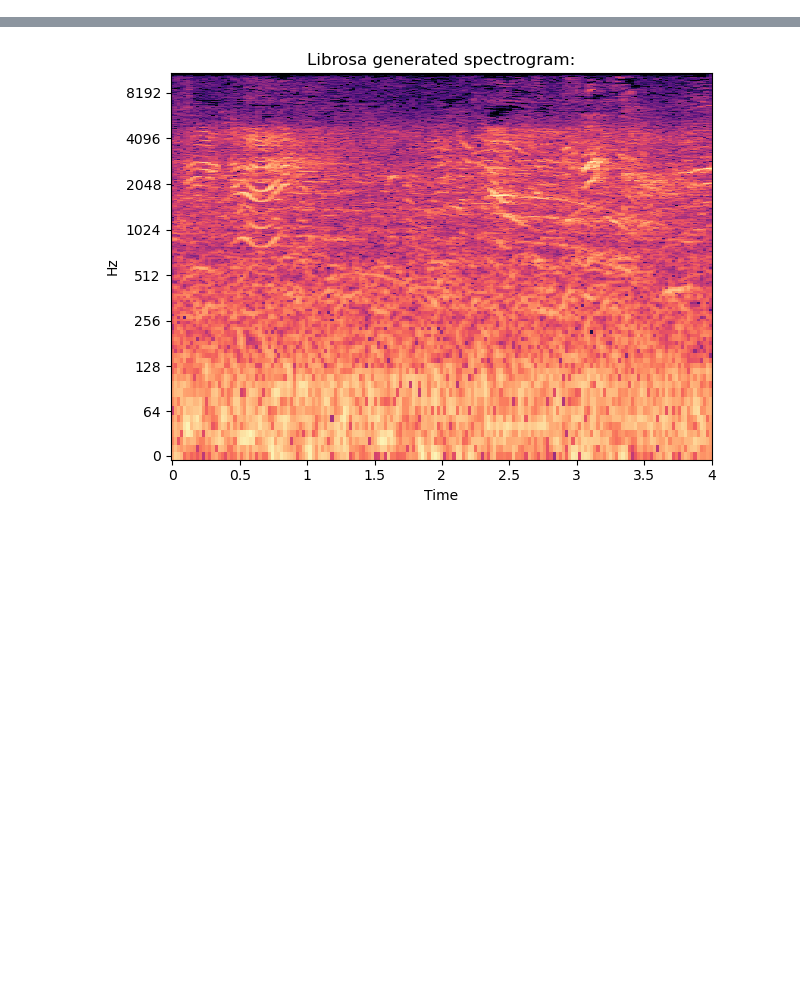
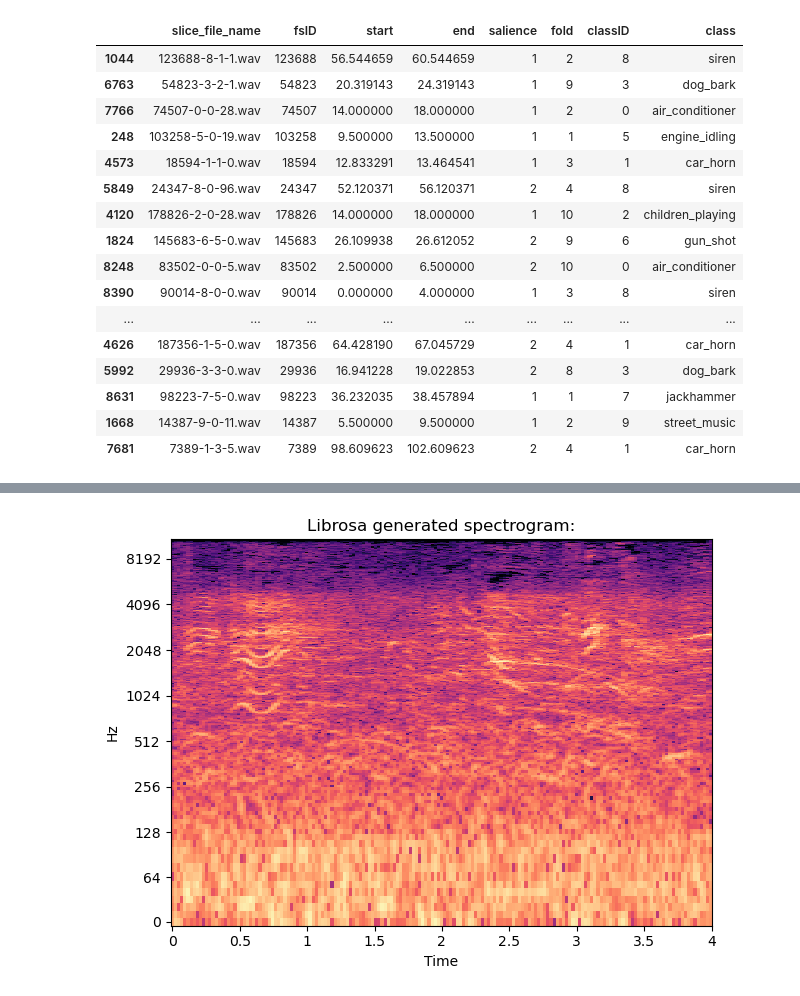
Before and after one commit to ewestrich/Eyeballing-City-Sounds, a Jupyter notebook: Ceate_Mel_Spectogram_Images.ipynb, the cells around one changed output, grey strips where cells are left out. Cells and saved outputs as stored; diff of their text form; code cells hidden in the pictures; blank space fills up the shorter version.

```diff
--- a/Ceate_Mel_Spectogram_Images.ipynb
+++ b/Ceate_Mel_Spectogram_Images.ipynb
@@ -20,6 +20,26 @@ from sklearn.model_selection import train_test_split
 plt.ioff();
 # %%
 meta_data = pd.read_csv('Source/UrbanSound8K/metadata/UrbanSound8K.csv')
+# %%
+meta_data.sample(30)
+# %% [output]
+|  | slice_file_name | fsID | start | end | salience | fold | classID | class |
+| 1044 | 123688-8-1-1.wav | 123688 | 56.544659 | 60.544659 | 1 | 2 | 8 | siren |
+| 6763 | 54823-3-2-1.wav | 54823 | 20.319143 | 24.319143 | 1 | 9 | 3 | dog_bark |
+| 7766 | 74507-0-0-28.wav | 74507 | 14.000000 | 18.000000 | 1 | 2 | 0 | air_conditioner |
+| 248 | 103258-5-0-19.wav | 103258 | 9.500000 | 13.500000 | 1 | 1 | 5 | engine_idling |
+| 4573 | 18594-1-1-0.wav | 18594 | 12.833291 | 13.464541 | 1 | 3 | 1 | car_horn |
+| 5849 | 24347-8-0-96.wav | 24347 | 52.120371 | 56.120371 | 2 | 4 | 8 | siren |
+| 4120 | 178826-2-0-28.wav | 178826 | 14.000000 | 18.000000 | 1 | 10 | 2 | children_playing |
+| 1824 | 145683-6-5-0.wav | 145683 | 26.109938 | 26.612052 | 2 | 9 | 6 | gun_shot |
+| 8248 | 83502-0-0-5.wav | 83502 | 2.500000 | 6.500000 | 2 | 10 | 0 | air_conditioner |
+| 8390 | 90014-8-0-0.wav | 90014 | 0.000000 | 4.000000 | 1 | 3 | 8 | siren |
+| ... | ... | ... | ... | ... | ... | ... | ... | ... |
+| 4626 | 187356-1-5-0.wav | 187356 | 64.428190 | 67.045729 | 2 | 4 | 1 | car_horn |
+| 5992 | 29936-3-3-0.wav | 29936 | 16.941228 | 19.022853 | 2 | 8 | 3 | dog_bark |
+| 8631 | 98223-7-5-0.wav | 98223 | 36.232035 | 38.457894 | 1 | 1 | 7 | jackhammer |
+| 1668 | 14387-9-0-11.wav | 14387 | 5.500000 | 9.500000 | 1 | 2 | 9 | street_music |
+| 7681 | 7389-1-3-5.wav | 7389 | 98.609623 | 102.609623 | 2 | 4 | 1 | car_horn |
 # %%
 meta_data
 y, sr = librosa.load('Source/UrbanSound8K/audio/fold5/100263-2-0-117.wav')
```
Also changed, not shown: parts of 3 cells of this notebook, 5 other files.
